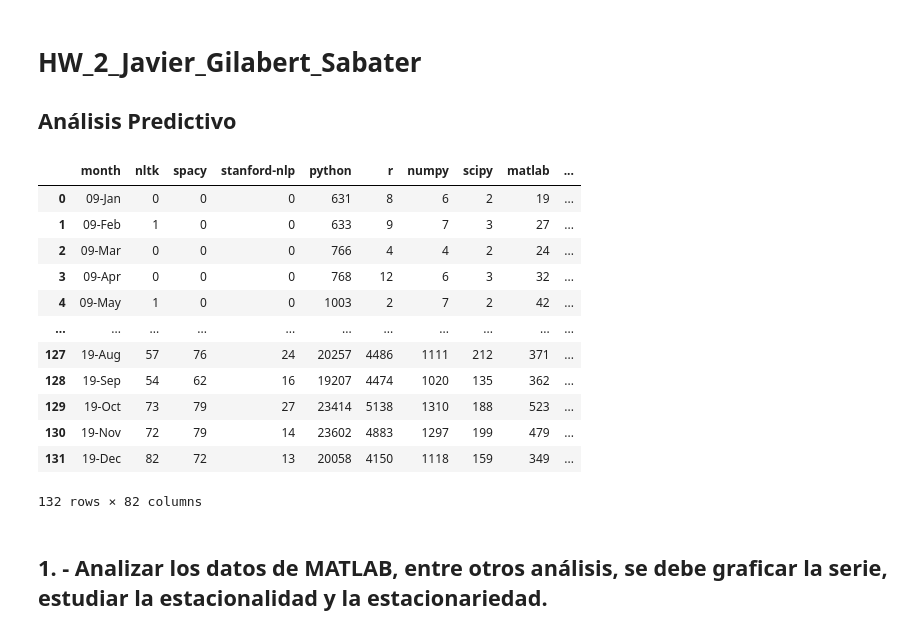
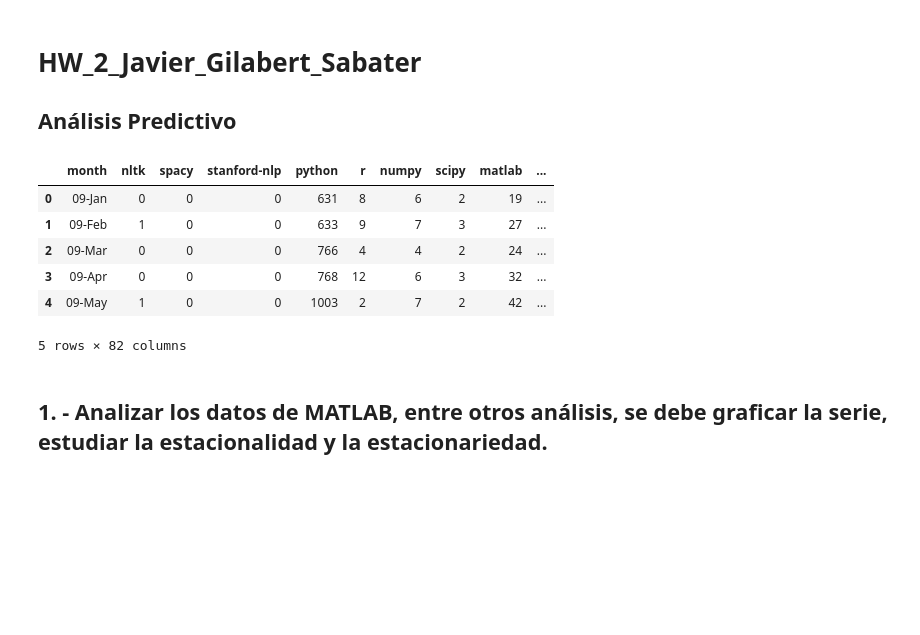
Before and after one commit to jgilaberts/Prueba-Github, a Jupyter notebook: Analisis Predictivo/HW2_Javier_Gilabert_Sabater.ipynb, the cells around one changed output. Drawn from its saved outputs; the diff is of its cells as text; code cells hidden in the pictures; blank space fills up the shorter version.

```diff
--- a/Analisis Predictivo/HW2_Javier_Gilabert_Sabater.ipynb
+++ b/Analisis Predictivo/HW2_Javier_Gilabert_Sabater.ipynb
@@ -12,21 +12,15 @@ import matplotlib.pyplot as plt
 # %%
 # Read Data
 df = pd.read_csv('StackOverflow.csv')
-df
+df.head()
 # %% [output]
 |  | month | nltk | spacy | stanford-nlp | python | r | numpy | scipy | matlab | ... |
 | 0 | 09-Jan | 0 | 0 | 0 | 631 | 8 | 6 | 2 | 19 | ... |
 | 1 | 09-Feb | 1 | 0 | 0 | 633 | 9 | 7 | 3 | 27 | ... |
 | 2 | 09-Mar | 0 | 0 | 0 | 766 | 4 | 4 | 2 | 24 | ... |
 | 3 | 09-Apr | 0 | 0 | 0 | 768 | 12 | 6 | 3 | 32 | ... |
 | 4 | 09-May | 1 | 0 | 0 | 1003 | 2 | 7 | 2 | 42 | ... |
-| ... | ... | ... | ... | ... | ... | ... | ... | ... | ... | ... |
-| 127 | 19-Aug | 57 | 76 | 24 | 20257 | 4486 | 1111 | 212 | 371 | ... |
-| 128 | 19-Sep | 54 | 62 | 16 | 19207 | 4474 | 1020 | 135 | 362 | ... |
-| 129 | 19-Oct | 73 | 79 | 27 | 23414 | 5138 | 1310 | 188 | 523 | ... |
-| 130 | 19-Nov | 72 | 79 | 14 | 23602 | 4883 | 1297 | 199 | 479 | ... |
-| 131 | 19-Dec | 82 | 72 | 13 | 20058 | 4150 | 1118 | 159 | 349 | ... |
-132 rows × 82 columns
+5 rows × 82 columns
 # %% [markdown]
 ## 1. - Analizar los datos de MATLAB, entre otros análisis, se debe graficar la serie, estudiar la estacionalidad y la estacionariedad.
 # %%
```
Also changed, not shown: parts of 5 cells of this notebook.
